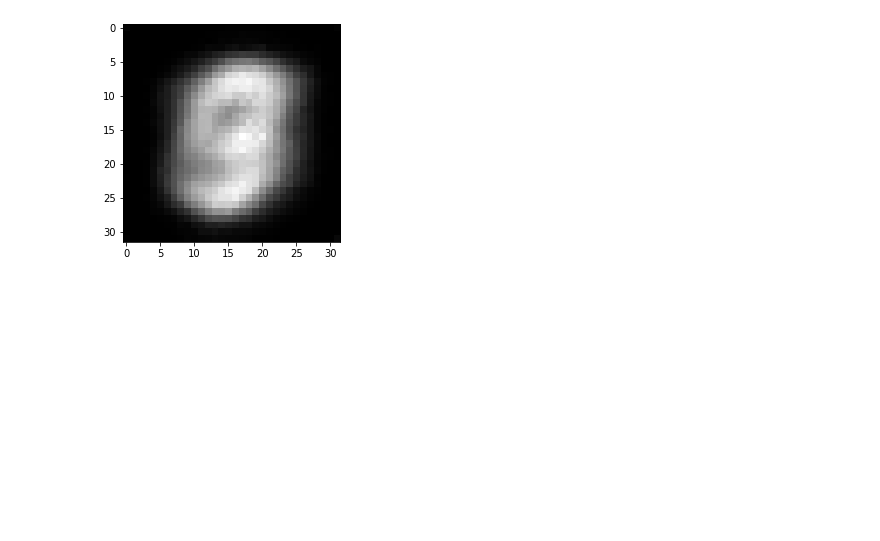
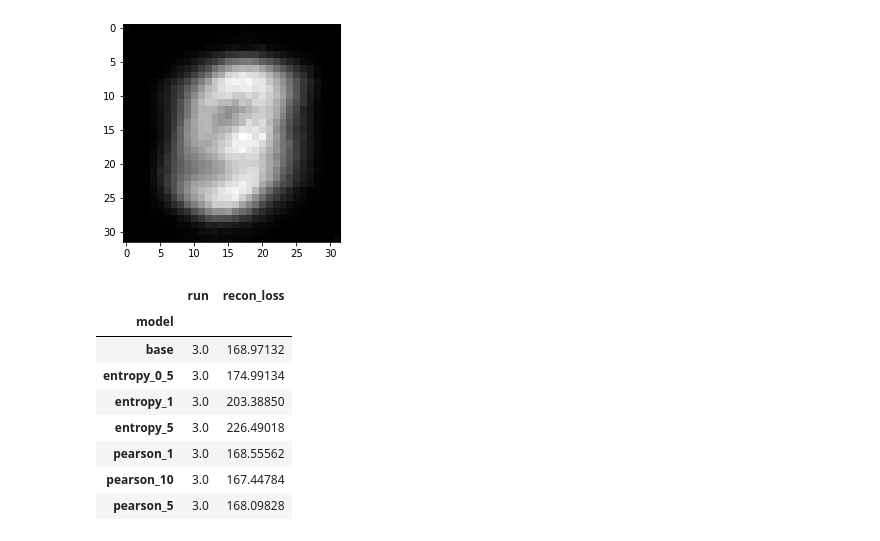
Before and after one commit to harrya32/encoder_attribution_priors, a Jupyter notebook: testing.ipynb, the cells around one changed output. Saved outputs shown, nothing was run; the diff lists cells and outputs as text; code cells hidden in the pictures; blank space fills up the shorter version.

```diff
--- a/testing.ipynb
+++ b/testing.ipynb
@@ -292,0 +295,12 @@ recon_data = pd.read_csv('experiments/results/mnist/recon loss.csv')
+# %%
+loss_means
+# %% [output]
+|  | run | recon_loss |
+| model |  |  |
+| base | 3.0 | 168.97132 |
+| entropy_0_5 | 3.0 | 174.99134 |
+| entropy_1 | 3.0 | 203.38850 |
+| entropy_5 | 3.0 | 226.49018 |
+| pearson_1 | 3.0 | 168.55562 |
+| pearson_10 | 3.0 | 167.44784 |
+| pearson_5 | 3.0 | 168.09828 |
```
Also changed, not shown: parts of 4 cells of this notebook, 12 other files.
